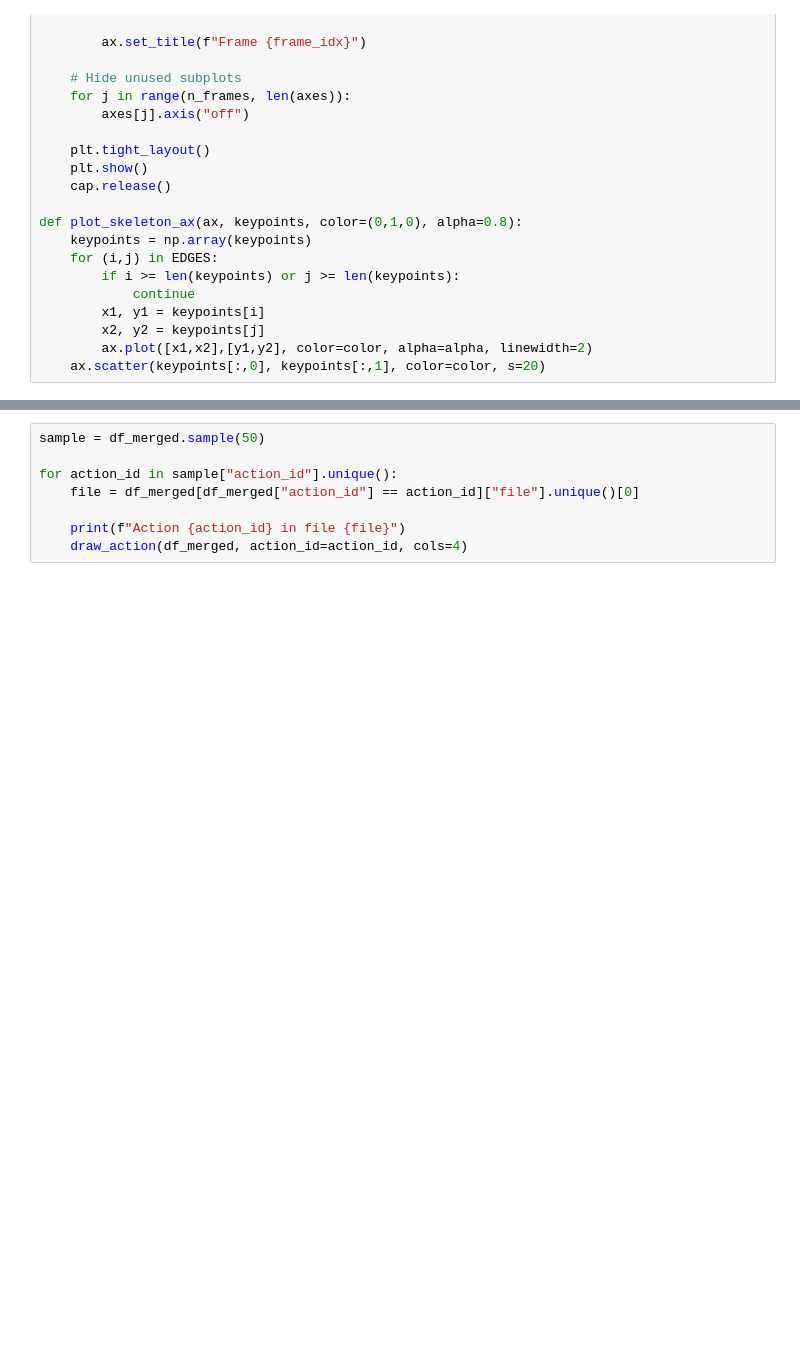
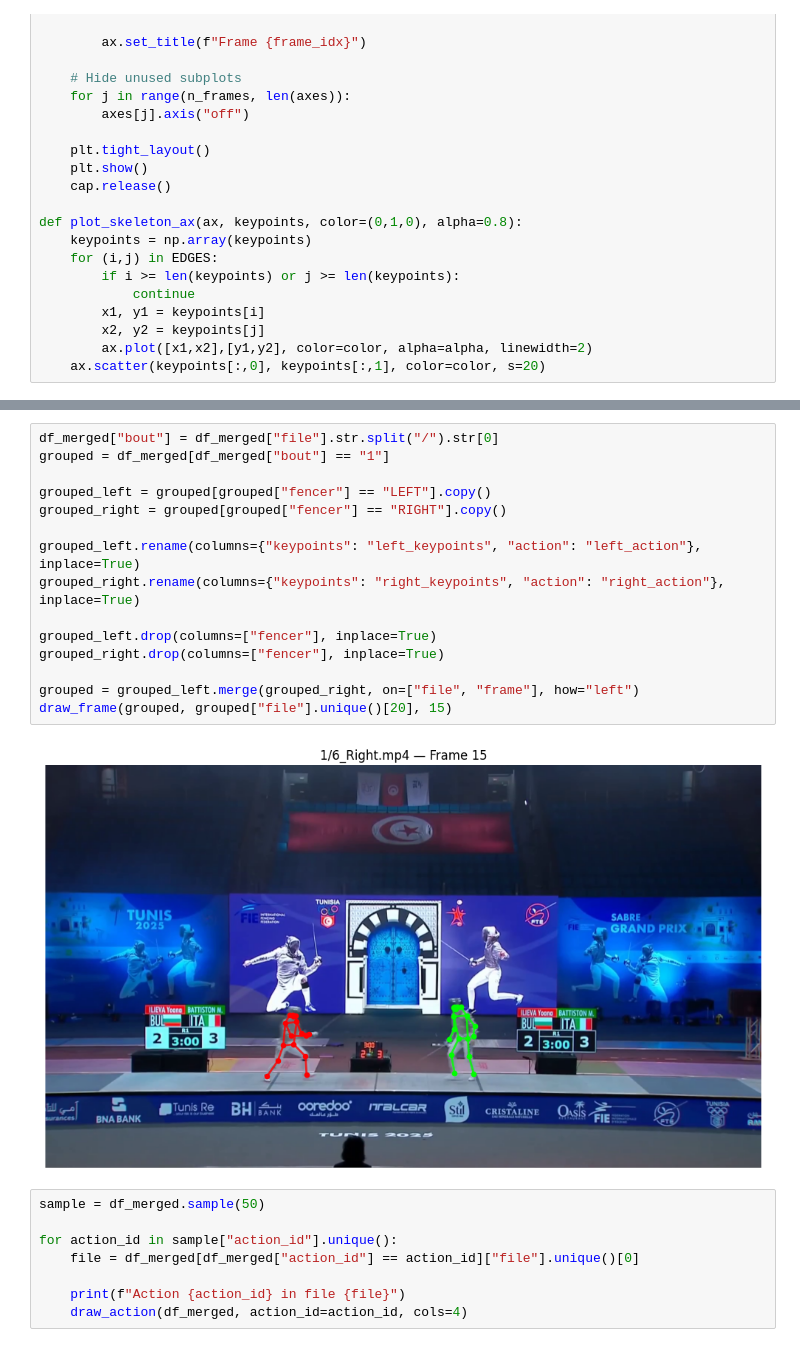
Before and after one commit to MistakesWereMaed/SaberPredict, a Jupyter notebook: Dataset/Processing/Notebooks/Visualization.ipynb, the cells around one changed output, grey strips where cells are left out. Drawn from its saved outputs; the diff is of its cells as text; blank space fills up the shorter version.

```diff
--- a/Dataset/Processing/Notebooks/Visualization.ipynb
+++ b/Dataset/Processing/Notebooks/Visualization.ipynb
@@ -250,3 +323,20 @@ df_merged.head()
+# %%
+df_merged["bout"] = df_merged["file"].str.split("/").str[0]
+grouped = df_merged[df_merged["bout"] == "1"]
+
+grouped_left = grouped[grouped["fencer"] == "LEFT"].copy()
+grouped_right = grouped[grouped["fencer"] == "RIGHT"].copy()
+
+grouped_left.rename(columns={"keypoints": "left_keypoints", "action": "left_action"}, inplace=True)
+grouped_right.rename(columns={"keypoints": "right_keypoints", "action": "right_action"}, inplace=True)
+
+grouped_left.drop(columns=["fencer"], inplace=True)
+grouped_right.drop(columns=["fencer"], inplace=True)
+
+grouped = grouped_left.merge(grouped_right, on=["file", "frame"], how="left")
+draw_frame(grouped, grouped["file"].unique()[20], 15)
+# %% [output]
+[figure, added]
 # %%
 sample = df_merged.sample(50)
 
```
Also changed, not shown: parts of 13 cells of this notebook.
